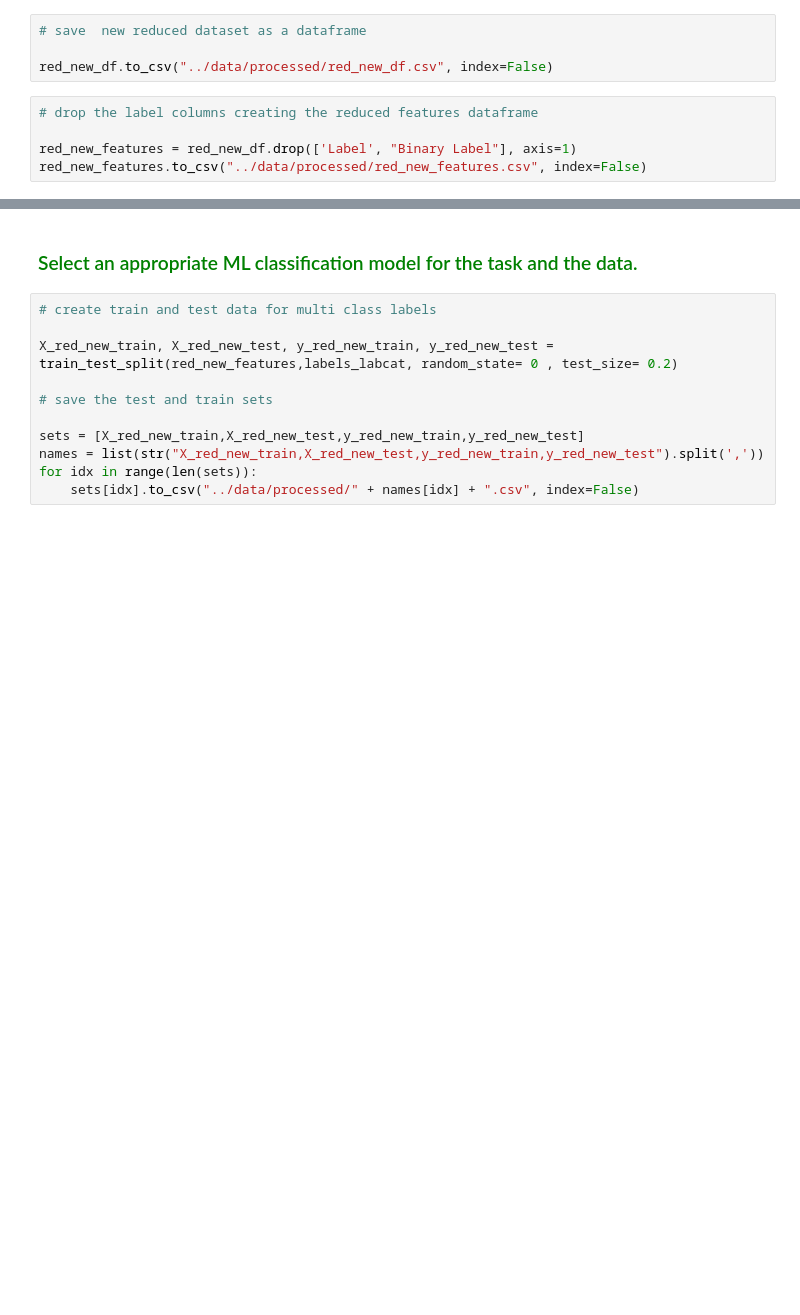
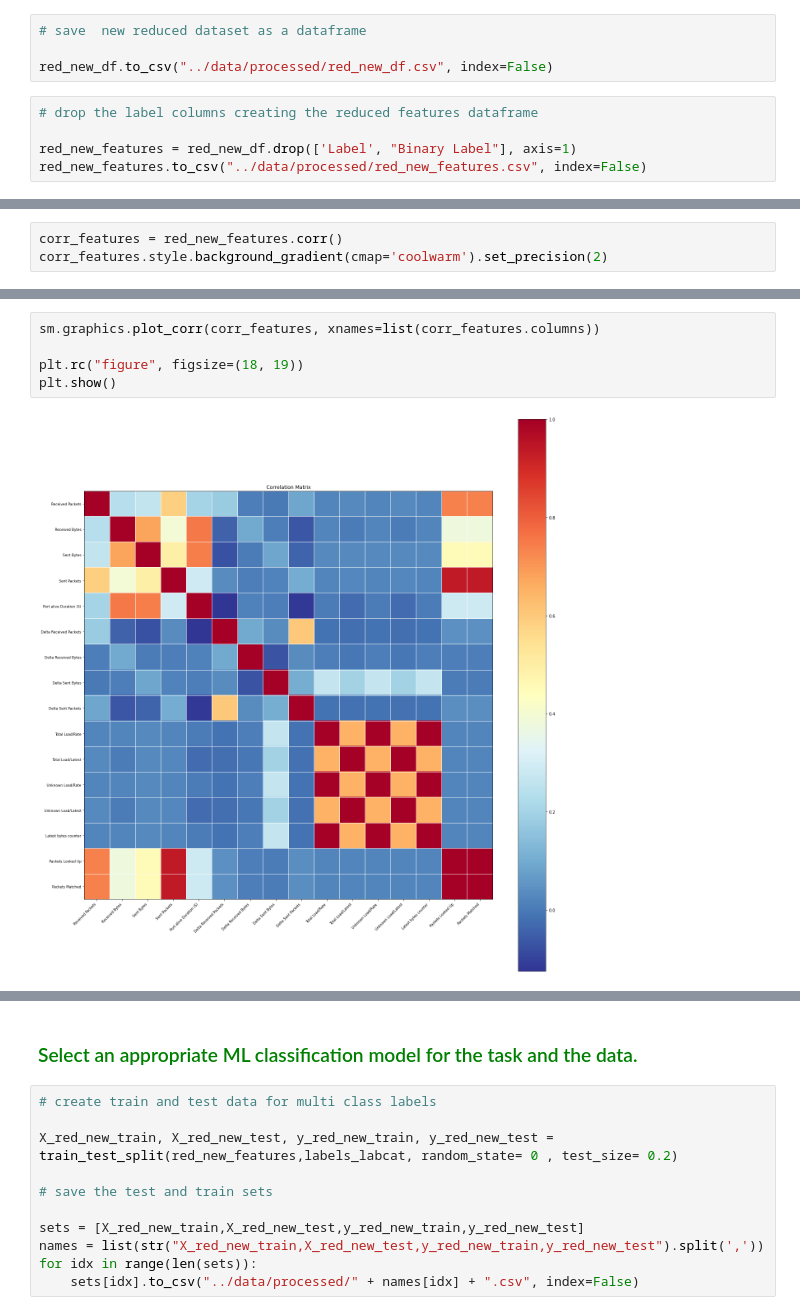
Before and after one commit to JoaquinGianan/network-analytics, a Jupyter notebook: notebooks/networt-analysis-eda-model.ipynb, the cells around one changed output, grey strips where cells are left out. Drawn from its saved outputs; the diff is of its cells as text; blank space fills up the shorter version.

```diff
--- a/notebooks/networt-analysis-eda-model.ipynb
+++ b/notebooks/networt-analysis-eda-model.ipynb
@@ -171,0 +190,3 @@ red_new_features.to_csv("../data/processed/red_new_features.csv", index=False)
+# %%
+corr_features = red_new_features.corr()
+corr_features.style.background_gradient(cmap='coolwarm').set_precision(2)
@@ -171,0 +211,7 @@ red_new_features.to_csv("../data/processed/red_new_features.csv", index=False)
+# %%
+sm.graphics.plot_corr(corr_features, xnames=list(corr_features.columns))
+
+plt.rc("figure", figsize=(18, 19))
+plt.show()
+# %% [output]
+[figure, added]
```
Also changed, not shown: parts of 5 cells of this notebook, 1 other file.
